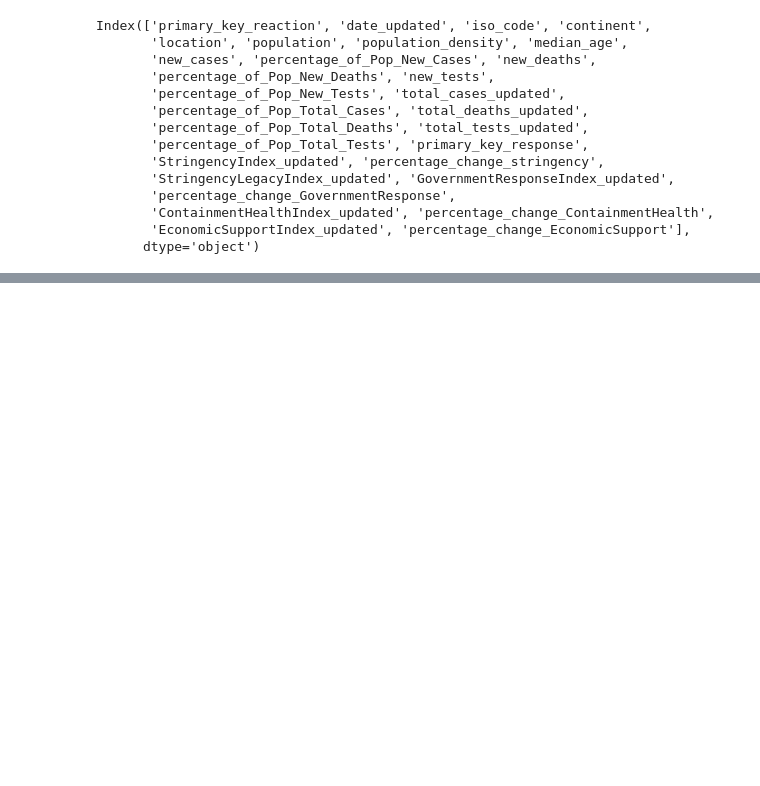
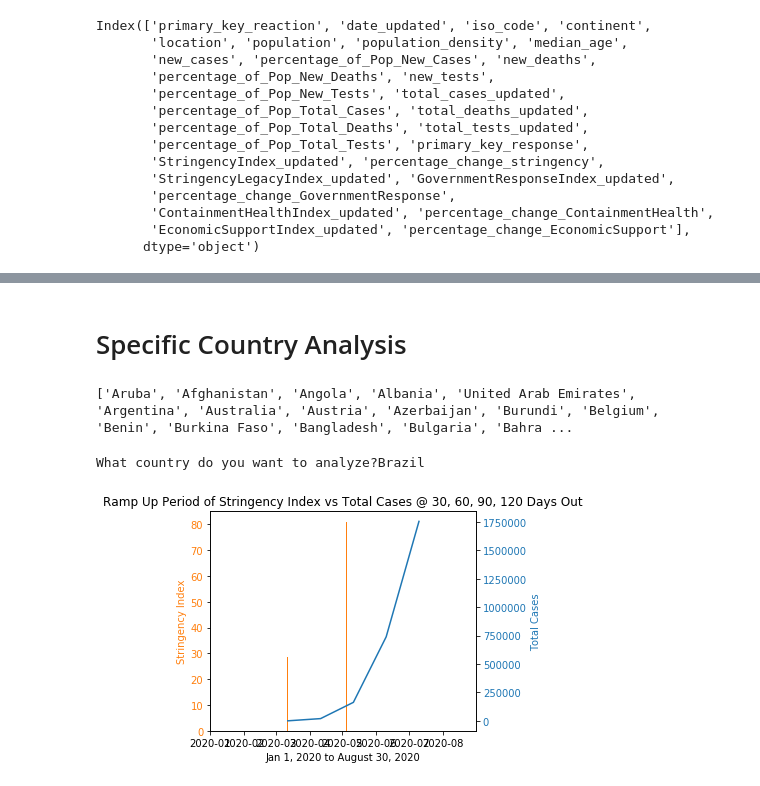
Before and after one commit to pmmfs/capstone-project, a Jupyter notebook: regulation/Analysis/rough_work_TBD_eventually/FINAL_government_regulation_impact_initial_analysis_MK_v4.ipynb, the cells around one changed output, grey strips where cells are left out. Cells and saved outputs as stored; diff of their text form; code cells hidden in the pictures; blank space fills up the shorter version.

Commit message:
finalized dataframe and first multi-axis plot

```diff
--- a/regulation/Analysis/rough_work_TBD_eventually/FINAL_government_regulation_impact_initial_analysis_MK_v4.ipynb
+++ b/regulation/Analysis/rough_work_TBD_eventually/FINAL_government_regulation_impact_initial_analysis_MK_v4.ipynb
@@ -252,6 +248,7 @@ for location in countries:
     country = ramp_up_df.loc[ramp_up_df['location'] == location]
 
     country_name = location
+    minimum_stringency = country['StringencyIndex_updated'].min()
     maximum_stringency = country['StringencyIndex_updated'].max()
     ramp_start = country['date_updated'].min()
     ramp_end = country['date_updated'].max()
@@ -268,6 +265,7 @@ for location in countries:
     pp_deaths_beg = country['percentage_of_Pop_Total_Deaths'].min()
 
     name.append(country_name)
+    minimum.append(minimum_stringency)
     maximum.append(maximum_stringency)
     start.append(ramp_start)
     end.append(ramp_end)
@@ -282,6 +280,7 @@ for location in countries:
 
 ramp_up_details = pd.DataFrame({
     "country" : name,
+    "min_stringency": minimum,
     "max_stringency": maximum,
     "ramp_start" : start,
     "ramp_end" : end,
@@ -467,2 +636,15 @@ sub_total_updated_30.total_cases_updated[0]
 # %%
 # ramp_up_df.to_csv('../../Resources/ramp_up_details.csv', index=False)
+# %% [markdown]
+# Specific Country Analysis
+# %%
+countries = list(merged_covid_df['location'].unique())
+print(countries)
+# %% [output]
+['Aruba', 'Afghanistan', 'Angola', 'Albania', 'United Arab Emirates', 'Argentina', 'Australia', 'Austria', 'Azerbaijan', 'Burundi', 'Belgium', 'Benin', 'Burkina Faso', 'Bangladesh', 'Bulgaria', 'Bahra ...
+# %%
+country_filter = (input("What country do you want to analyze?"))
+# %% [output]
+What country do you want to analyze?Brazil
+# %%
+country = ramp_up_details.loc[ramp_up_details.index == country_filter].copy()
@@ -468,0 +675,34 @@ sub_total_updated_30.total_cases_updated[0]
+# %%
+# Set the x and y axis for ramp up and for total cases
+x_axis = ramp_beg + ramp_end
+x_axis = pd.to_datetime(x_axis)
+y_axis = stringency_min + stringency_max
+
+x_axis1 = beg_date + thirty_date + sixty_date + ninety_date + one_twenty_date
+x_axis1 = pd.to_datetime(x_axis1)
+y_axis1 = beg_cases + thirty_cases + sixty_cases + ninety_cases + one_twenty_cases
+# %%
+# Create comparison plot - Ramp Up vs Future Total Cases
+fig, ax1 = plt.subplots()
+
+color = 'tab:orange'
+ax1.set_xlabel('Jan 1, 2020 to August 30, 2020')
+ax1.set_ylabel('Stringency Index', color=color)
+ax1.bar(x_axis, y_axis, color=color)
+ax1.tick_params(axis='y', labelcolor=color)
+
+ax2 = ax1.twinx()  # instantiate a second axes that shares the same x-axis
+
+color = 'tab:blue'
+ax2.set_ylabel('Total Cases', color=color)  # we already handled the x-label with ax1
+ax2.plot(x_axis1, y_axis1, color=color)
+ax2.tick_params(axis='y', labelcolor=color)
+
+plt.title("Ramp Up Period of Stringency Index vs Total Cases @ 30, 60, 90, 120 Days Out")
+
+plt.xlim(start,end)
+
+fig.tight_layout()  # otherwise the right y-label is slightly clipped
+plt.show()
+# %% [output]
+[figure, added]
```
Also changed, not shown: parts of 17 cells of this notebook.
